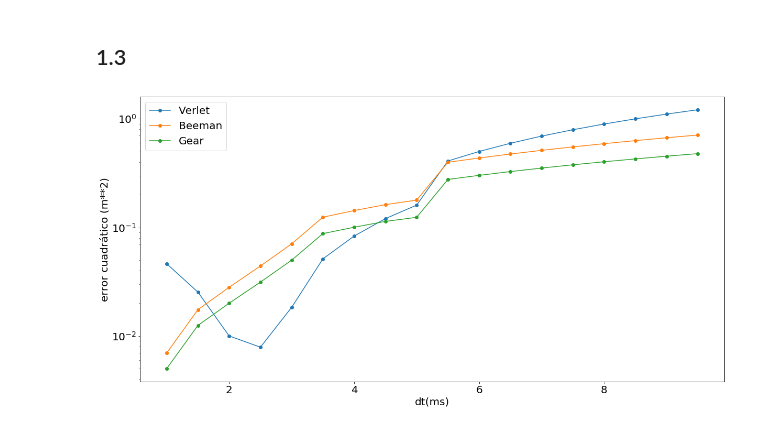
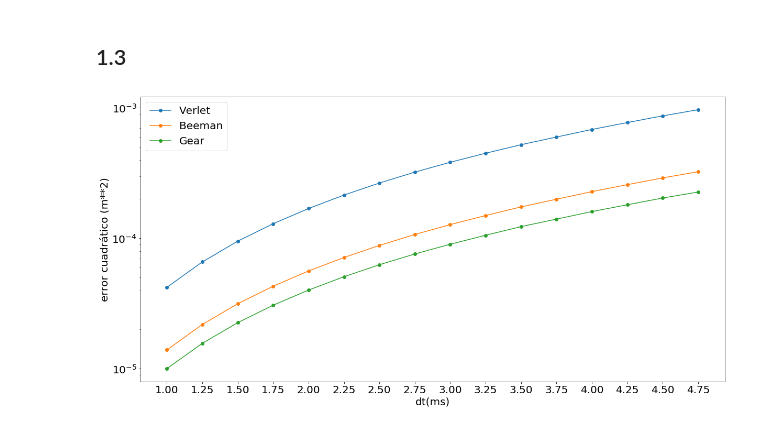
Before and after one commit to atormakh/SimulacionDeSistemas, a Jupyter notebook: SimulacionTemporal/oscilador.ipynb, the cells around one changed output. Cells and saved outputs as stored; diff of their text form; code cells hidden in the pictures.

```diff
--- a/SimulacionTemporal/oscilador.ipynb
+++ b/SimulacionTemporal/oscilador.ipynb
@@ -70,38 +70,39 @@ for method in methods:
 # %% [markdown]
 ## 1.3
 # %%
-dts =np.arange(1, 10, 0.5)
+dts =np.arange(1, 5, 0.25)
 dt2 = 10
 
 plt.figure("error vs dt")
 
 for method in methods:
 
     errors = []
     for dt in dts:
         data = exec(dt=dt, dt2=dt2, method=method)
 
         positions = []
         times =[]
 
         for t, r, v, a in data:
             positions.append(r)
             times.append(t)
 
         positions = np.array(positions)
         times = np.array(times)
         real_positions = solution(times)
 
-        error = np.sum((positions - real_positions)**2)
+        error = np.mean((positions - real_positions)**2)
 
         errors.append(error)
 
     plt.plot(dts, errors,"o-", label=method)
 
 plt.yscale("log")
 plt.legend()
 plt.ylabel("error cuadrático (m**2)")
 plt.xlabel("dt(ms)")
+plt.xticks(dts)
 plt.show()
 # %% [output]
-[figure, old version]
+[figure, new version]
```
Also changed, not shown: parts of 1 cell of this notebook, 9 other files.
